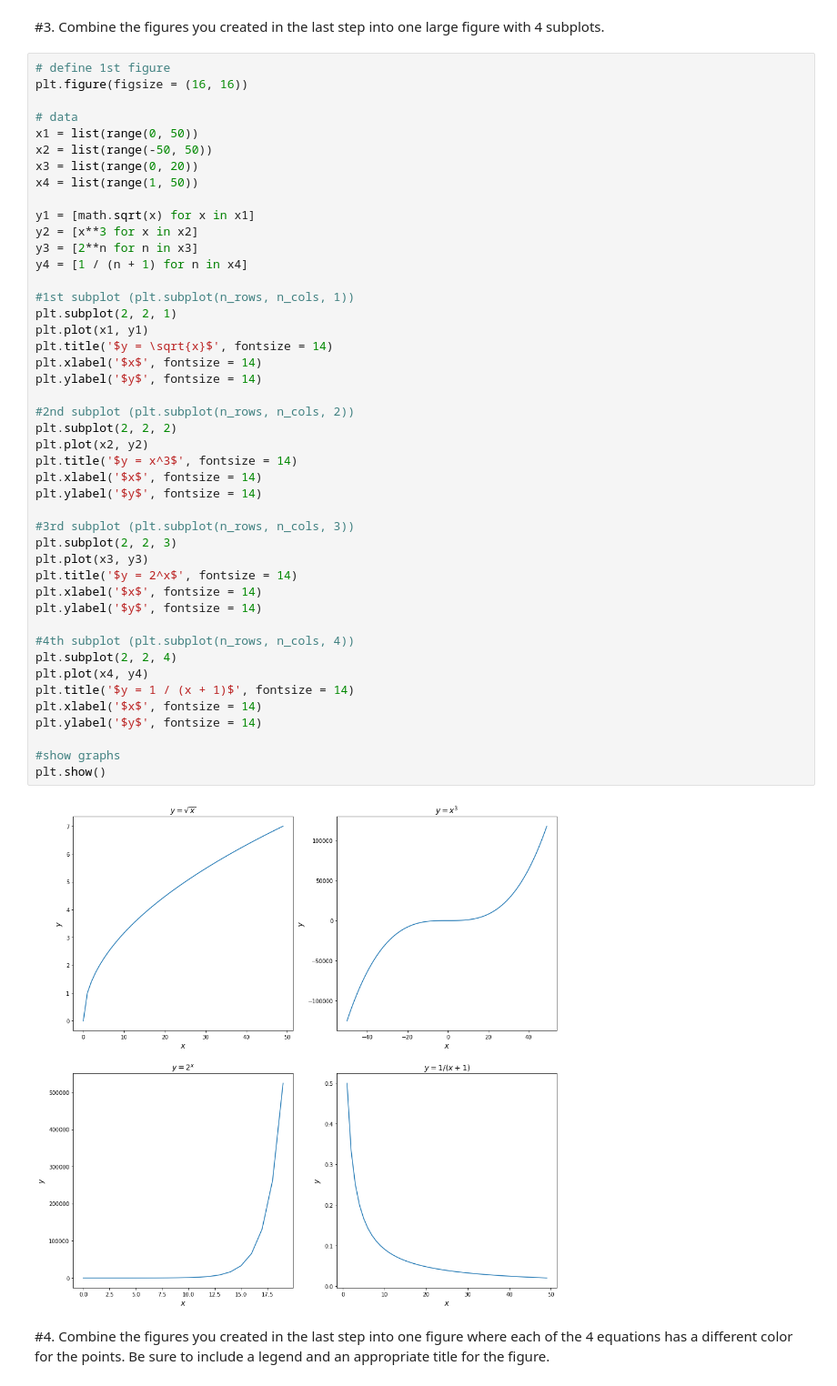
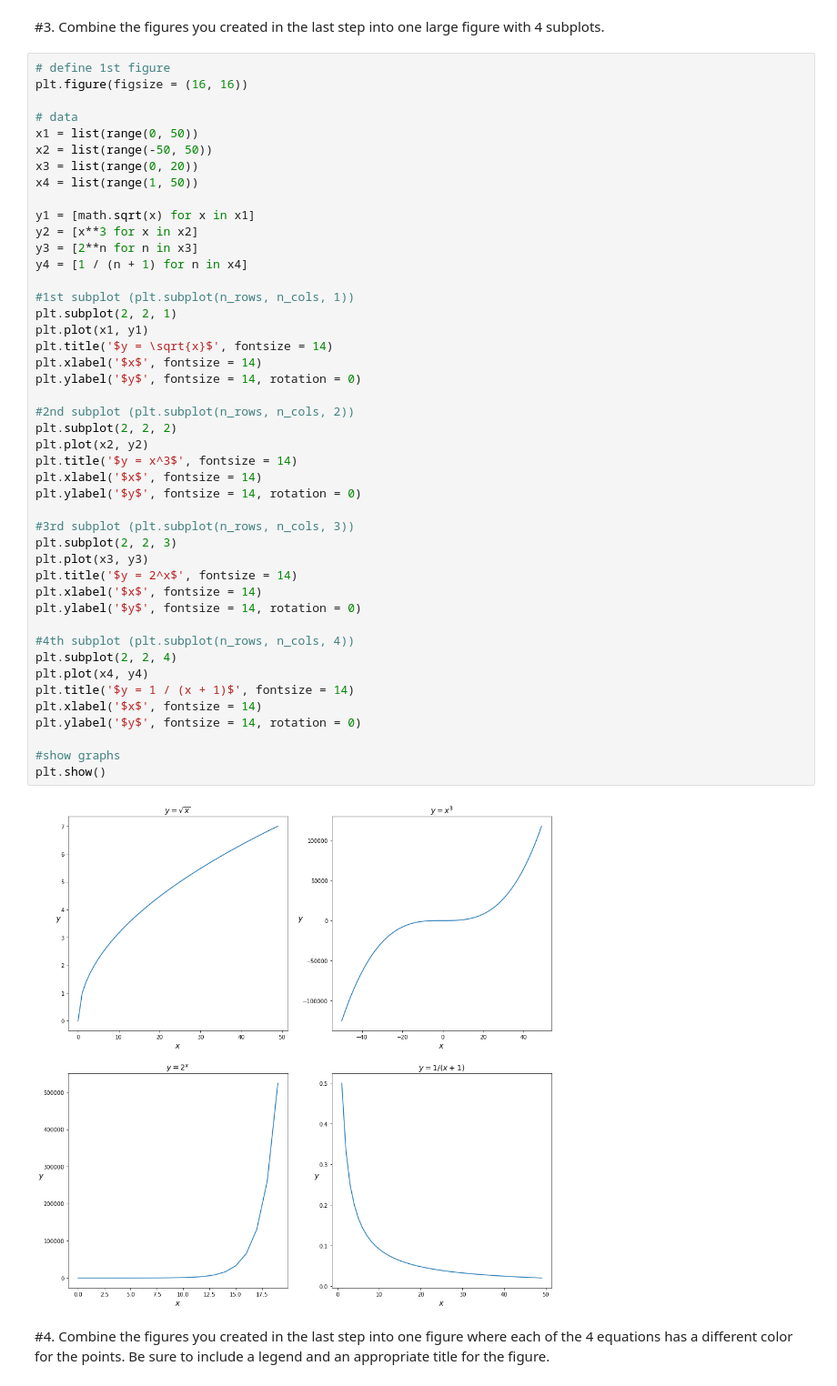
Before and after one commit to aliciag92/numpy-pandas-visualization-exercises, a Jupyter notebook: matplotlib_exercises.ipynb, the cells around one changed output. Shown at 91% size. Saved outputs shown, nothing was run; the diff lists cells and outputs as text.

```diff
--- a/matplotlib_exercises.ipynb
+++ b/matplotlib_exercises.ipynb
@@ -153,38 +153,38 @@ y2 = [x**3 for x in x2]
 y3 = [2**n for n in x3]
 y4 = [1 / (n + 1) for n in x4]
 
 #1st subplot (plt.subplot(n_rows, n_cols, 1))
 plt.subplot(2, 2, 1)
 plt.plot(x1, y1)
 plt.title('$y = \sqrt{x}$', fontsize = 14)
 plt.xlabel('$x$', fontsize = 14)
-plt.ylabel('$y$', fontsize = 14)
+plt.ylabel('$y$', fontsize = 14, rotation = 0)
 
 #2nd subplot (plt.subplot(n_rows, n_cols, 2))
 plt.subplot(2, 2, 2)
 plt.plot(x2, y2)
 plt.title('$y = x^3$', fontsize = 14)
 plt.xlabel('$x$', fontsize = 14)
-plt.ylabel('$y$', fontsize = 14)
+plt.ylabel('$y$', fontsize = 14, rotation = 0)
 
 #3rd subplot (plt.subplot(n_rows, n_cols, 3))
 plt.subplot(2, 2, 3)
 plt.plot(x3, y3)
 plt.title('$y = 2^x$', fontsize = 14)
 plt.xlabel('$x$', fontsize = 14)
-plt.ylabel('$y$', fontsize = 14)
+plt.ylabel('$y$', fontsize = 14, rotation = 0)
 
 #4th subplot (plt.subplot(n_rows, n_cols, 4))
 plt.subplot(2, 2, 4)
 plt.plot(x4, y4)
 plt.title('$y = 1 / (x + 1)$', fontsize = 14)
 plt.xlabel('$x$', fontsize = 14)
-plt.ylabel('$y$', fontsize = 14)
+plt.ylabel('$y$', fontsize = 14, rotation = 0)
 
 #show graphs
 plt.show()
 # %% [output]
-[figure, old version]
+[figure, new version]
 # %% [markdown]
 #4. Combine the figures you created in the last step into one figure where each of the 4 equations has a different color for the points. Be sure to include a legend and an appropriate title for the figure.
 # %%
```
Also changed, not shown: parts of 9 cells of this notebook.
